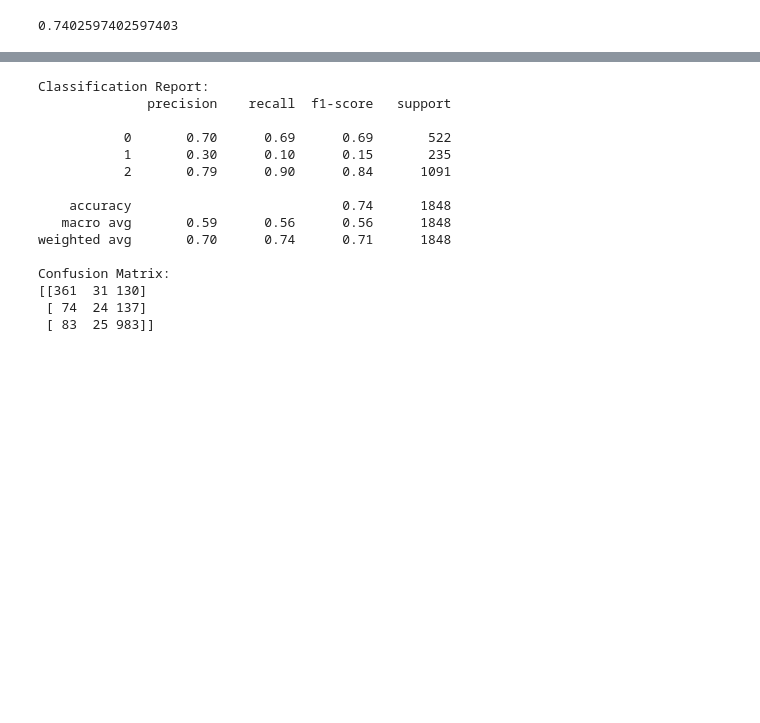
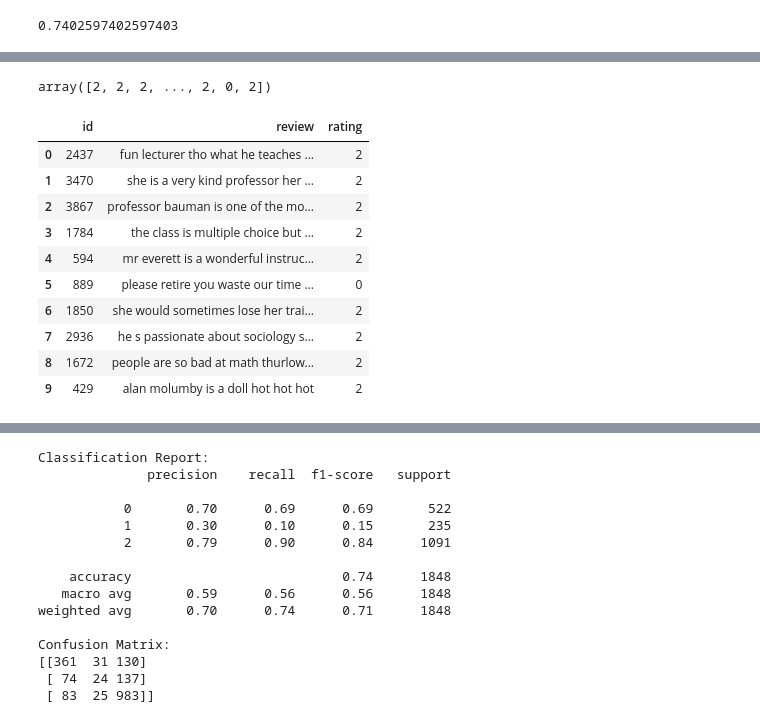
Before and after one commit to Murtaza-Kazmi/Sentiment-Analysis-, a Jupyter notebook: Project_file.ipynb, the cells around one changed output, grey strips where cells are left out. Saved outputs shown, nothing was run; the diff lists cells and outputs as text; code cells hidden in the pictures; blank space fills up the shorter version.

```diff
--- a/Project_file.ipynb
+++ b/Project_file.ipynb
@@ -366,3 +388,5 @@ X_to_predict = ntfidf.fit_transform(to_predict.review)
+# %%
+X_to_predict = tfidf.transform(to_predict.review)
 # %%
 from sklearn.model_selection import train_test_split
 
@@ -401,0 +424,19 @@ ValueError: ignored
+# %%
+y_pred
+# %% [output]
+array([2, 2, 2, ..., 2, 0, 2])
+# %%
+to_predict['rating'] = y_pred
+to_predict.head(10)
+# %% [output]
+|  | id | review | rating |
+| 0 | 2437 | fun lecturer tho what he teaches ... | 2 |
+| 1 | 3470 | she is a very kind professor her ... | 2 |
+| 2 | 3867 | professor bauman is one of the mo... | 2 |
+| 3 | 1784 | the class is multiple choice but ... | 2 |
+| 4 | 594 | mr everett is a wonderful instruc... | 2 |
+| 5 | 889 | please retire you waste our time ... | 0 |
+| 6 | 1850 | she would sometimes lose her trai... | 2 |
+| 7 | 2936 | he s passionate about sociology s... | 2 |
+| 8 | 1672 | people are so bad at math thurlow... | 2 |
+| 9 | 429 | alan molumby is a doll hot hot hot | 2 |
```
Also changed, not shown: parts of 20 cells of this notebook, 2 other files.
